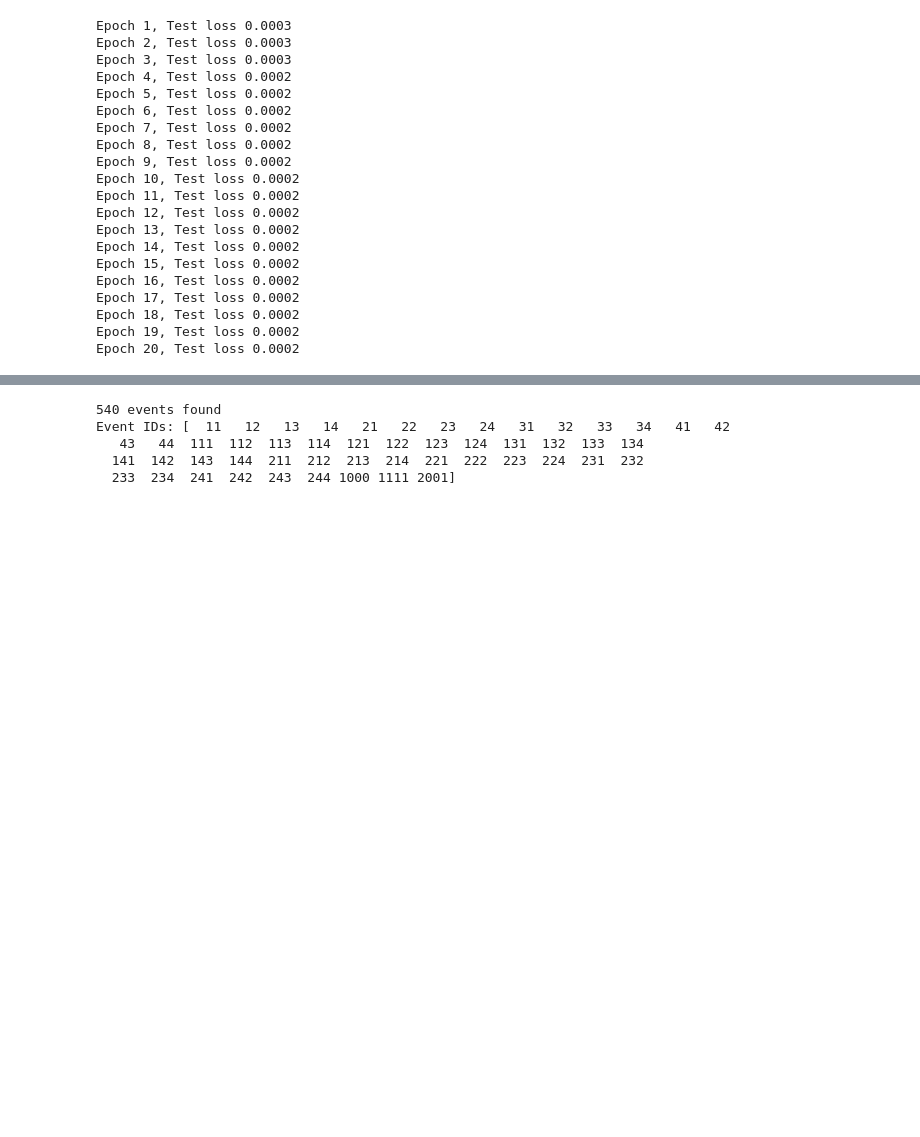
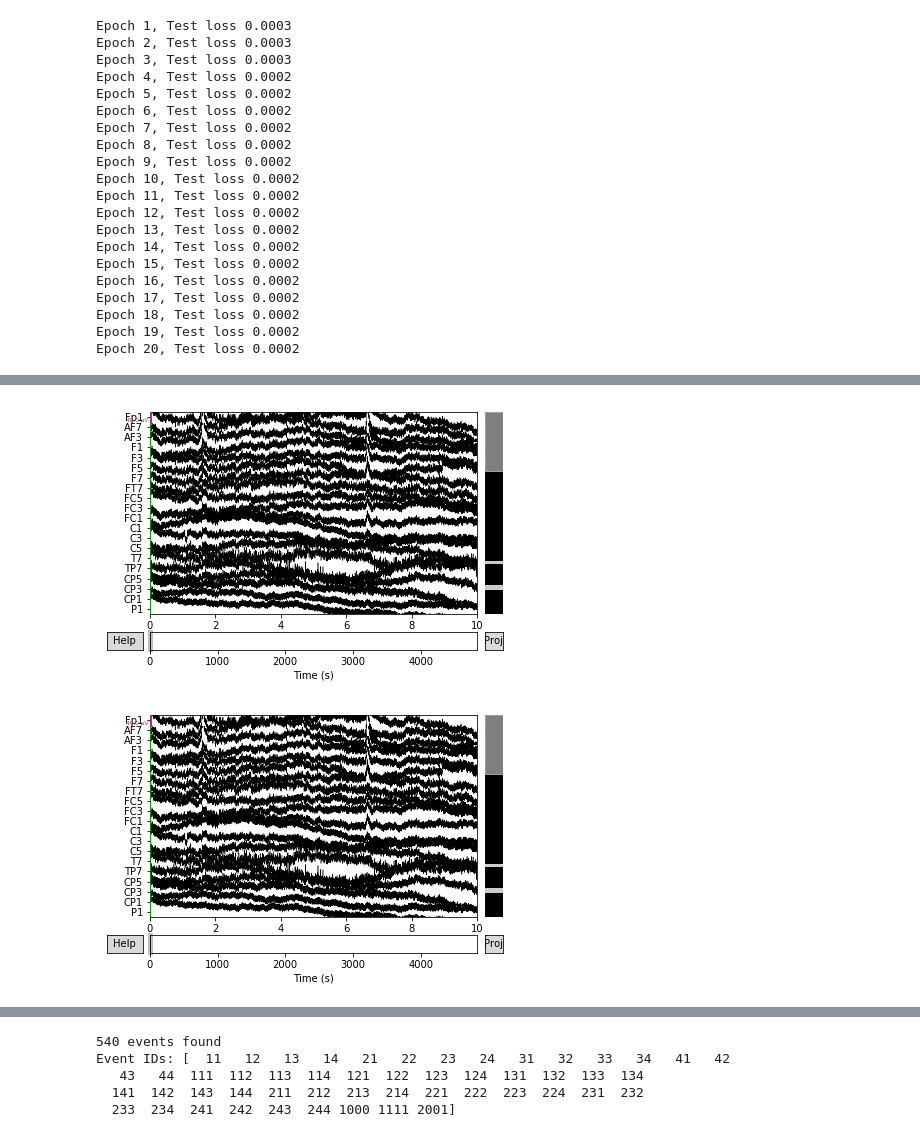
Before and after one commit to Ouasfi/EEG-ssl, a Jupyter notebook: decoders.ipynb, the cells around one changed output, grey strips where cells are left out. Cells and saved outputs as stored; diff of their text form; code cells hidden in the pictures; blank space fills up the shorter version.

```diff
--- a/decoders.ipynb
+++ b/decoders.ipynb
@@ -167,5 +167,3 @@ Epoch 17, Test loss 0.0002
 Epoch 18, Test loss 0.0002
 Epoch 19, Test loss 0.0002
 Epoch 20, Test loss 0.0002
-# %%
-raw = get_raw('01')
@@ -179,0 +203,5 @@ Reading 0 ... 2478165  =      0.000 ...  4840.166 secs...
+# %%
+raw.plot()
+# %% [output]
+[figure, added]
+[figure, added]
```
Also changed, not shown: parts of 43 cells of this notebook, 1 other file.
